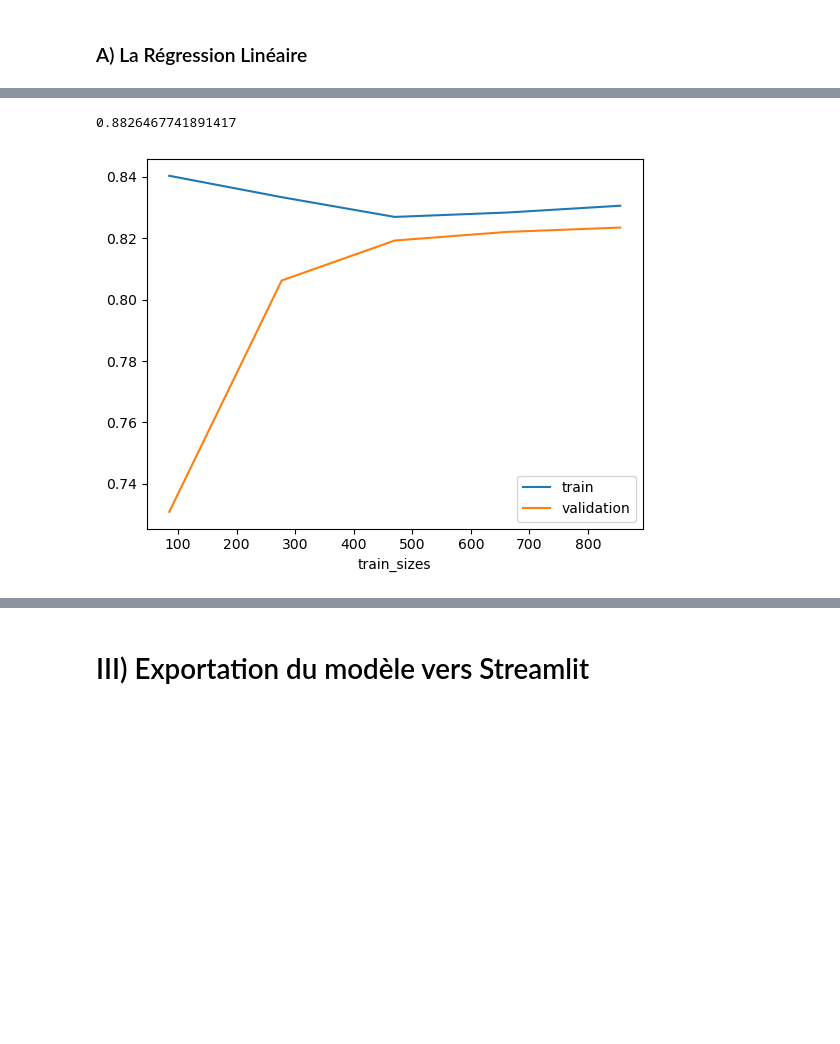
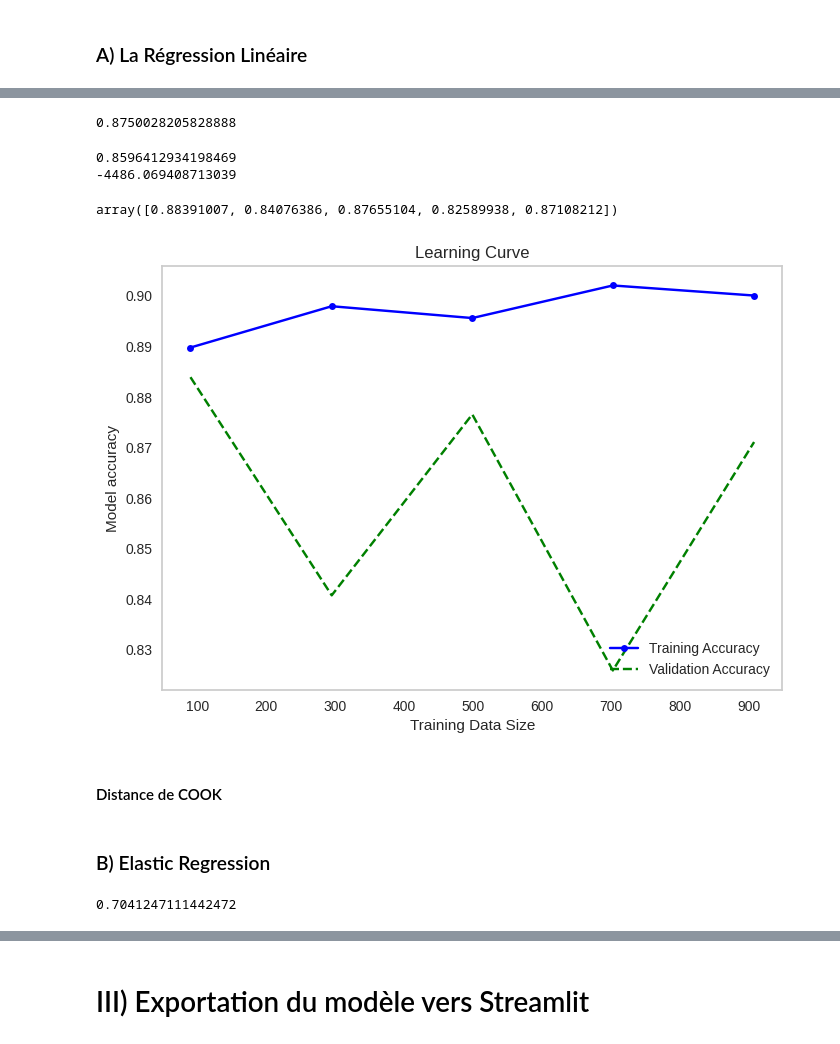
Before and after one commit to JynMoriarty/Assurance, a Jupyter notebook: modelisation.ipynb, the cells around one changed output, grey strips where cells are left out. Cells and saved outputs as stored; diff of their text form; code cells hidden in the pictures; blank space fills up the shorter version.

Commit message:
distance de cook

```diff
--- a/modelisation.ipynb
+++ b/modelisation.ipynb
@@ -71,9 +78,9 @@ preprocessor = ColumnTransformer([
 # %% [markdown]
 #### Après avoir créer notre premier transformeur composé des deux pipelines (OneHotEncoding,Standardisation), nous allons maintenant nous attaqué aux différents types de régression linéaire pour ajuster notre modèle.
 # %%
-X = df.drop(['charges','region'], axis=1)
+X = df.drop(['charges'], axis=1)
 y = df["charges"]
-X_train, X_test, y_train, y_test = train_test_split(X, y,shuffle=True, train_size=0.8, random_state=42)
+X_train, X_test, y_train, y_test = train_test_split(X, y,shuffle=True, train_size=0.85, random_state=42,stratify=X[['smoker','bmi']])
 # %% [markdown]
 ## 1) Les algorithmes de Régression
 # %% [markdown]
@@ -100,4 +87,0 @@ plt.show()
-# %%
-lasso_pipeline = make_pipeline(preprocessor,PolynomialFeatures(),Lasso(alpha=0.54,random_state=42,))
-lasso_pipeline.fit(X_train,y_train)
-lasso_pipeline.score(X_test,y_test)
@@ -189,5 +87,0 @@ plt.show()
-# %%
-
-R_pipeline = make_pipeline(preprocessor,PolynomialFeatures(),Ridge(alpha=54,random_state=42))
-R_pipeline.fit(X_train,y_train)
-R_pipeline.score(X_test,y_test)
@@ -209,15 +88,47 @@ plt.show()
-# %%
-eN_pipeline= make_pipeline(preprocessor,PolynomialFeatures(),ElasticNet(alpha=0.0001))
-eN_pipeline.fit(X_train,y_train)
-eN_pipeline.score(X_test, y_test)
-# %% [output]
-0.8826467741891417
-# %%
-w =learning_curve(eN_pipeline,X_train,y_train,return_times=True)
-plt.plot(w[0], w[1].mean(axis=1), label='train')
-plt.plot(w[0], w[2].mean(axis=1), label='validation')
-plt.xlabel('train_sizes')
-plt.legend()
-plt.show()
-# %% [output]
-[figure, removed]
+# %%
+lr_pipeline = make_pipeline(preprocessor,PolynomialFeatures(),LinearRegression())
+lr_pipeline.fit(X_train,y_train)
+lr_pipeline.score(X_train,y_train)
+# %% [output]
+0.8750028205828888
+# %%
+lr_cross = cross_validate(lr_pipeline,X_train,y_train,cv=5,scoring=('r2', 'neg_root_mean_squared_error'),return_train_score=True)
+print(lr_cross['test_r2'].mean())
+print(lr_cross['test_neg_root_mean_squared_error'].mean())
+# %% [output]
+0.8596412934198469
+-4486.069408713039
+# %%
+lr_cross['test_r2']
+# %% [output]
+array([0.88391007, 0.84076386, 0.87655104, 0.82589938, 0.87108212])
+# %%
+train_sizes, train_scores, test_scores = learning_curve(estimator=lr_pipeline, X=X_train, y=y_train)
+#
+# Calculate training and test mean and std
+#
+train_mean = np.mean(train_scores, axis=0)
+test_mean = lr_cross['test_r2']
+#
+# Plot the learning curve
+#
+plt.plot(train_sizes, train_mean, color='blue', marker='o', markersize=5, label='Training Accuracy')
+plt.plot(train_sizes,test_mean , color='green', marker='+', markersize=5, linestyle='--', label='Validation Accuracy')
+plt.title('Learning Curve')
+plt.xlabel('Training Data Size')
+plt.ylabel('Model accuracy')
+plt.grid()
+plt.legend(loc='lower right')
+plt.show()
+# %% [output]
+[figure, added]
+# %% [markdown]
+#### Distance de COOK
+# %% [markdown]
+### B) Elastic Regression
+# %%
+eN_pipeline= make_pipeline(preprocessor,PolynomialFeatures(),ElasticNet(random_state=42))
+eN_pipeline.fit(X_train,y_train)
+eN_pipeline.score(X_train,y_train)
+# %% [output]
+0.7041247111442472
```
Also changed, not shown: parts of 40 cells of this notebook, 8 other files.
